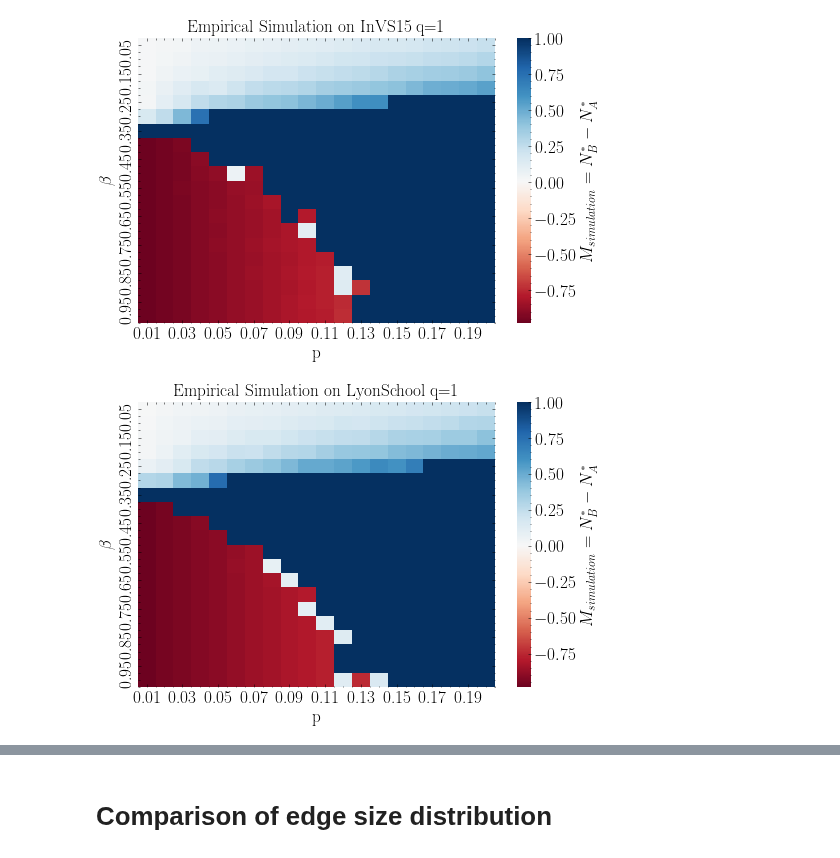
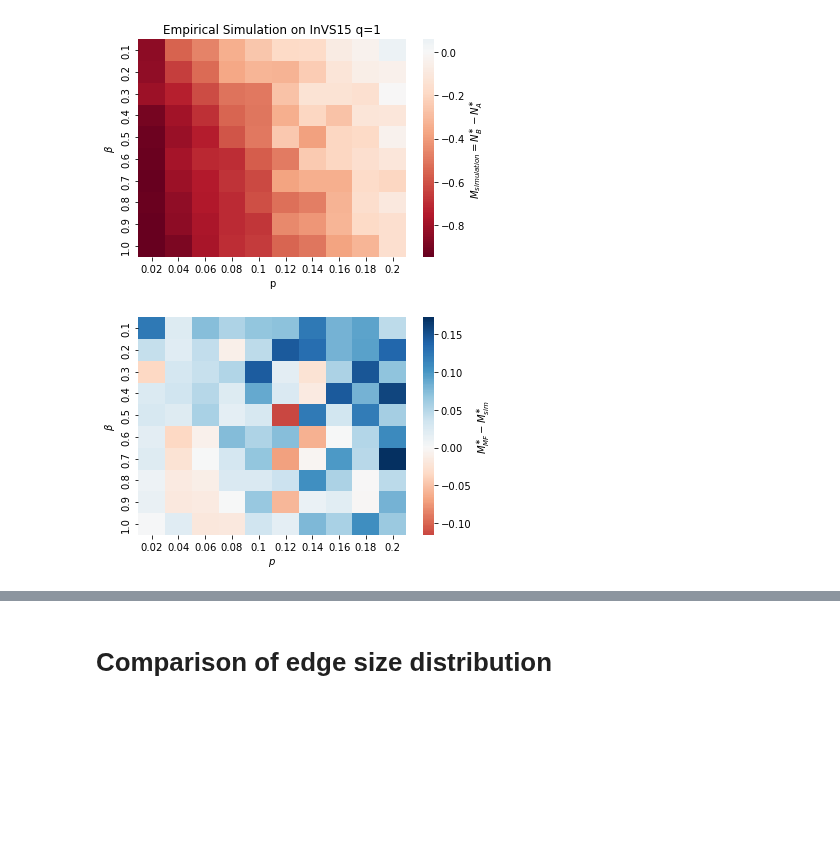
Before and after one commit to tomcjackc/higher-order-social-dynamics, a Jupyter notebook: comparisons/Plotting Heatmaps and MF simulations Version 2.ipynb, the cells around one changed output, grey strips where cells are left out. Drawn from its saved outputs; the diff is of its cells as text; code cells hidden in the pictures; blank space fills up the shorter version.

Commit message:
r squared Heatmaps

```diff
--- a/comparisons/Plotting Heatmaps and MF simulations Version 2.ipynb
+++ b/comparisons/Plotting Heatmaps and MF simulations Version 2.ipynb
@@ -6,7 +6,7 @@ import matplotlib.pyplot as plt
 import random
 import numpy as np
 import itertools
-
+from sklearn.metrics import r2_score
 
 import csv
 from tqdm import tqdm
@@ -17,68 +17,68 @@ import pandas as pd
 import seaborn as sb
 
 
-mpl.style.use('report_style.mplstyle')
+#mpl.style.use('report_style.mplstyle')
 # %%
 
-ps = np.linspace(0.01, 0.2, 20)
-betas = np.linspace(0.05, 1, 20)
-run_length = 10**5
+ps = np.linspace(0.02, 0.2, 10)
+betas = np.linspace(0.1, 1, 10)
+run_length = 10**3
 qs = [1]
-ensemble_size=10
-social_structures = ['InVS15', 'LyonSchool']#, 'SFHH', 'Thiers13']
+ensemble_size=4
+social_structures = ['InVS15']#, 'SFHH', 'Thiers13']
 # %%
 for social_structure in social_structures:
 
     for q in qs:
 
-#         fname_A = f'heatmap_int_A_res_{len(betas)}x{len(ps)}_{social_structure}_q={q}_{run_length}'
-#         data_A = pd.read_csv(f'../mean-field_studies/preacher/numerical_integration/finished_outputs/{fname_A}.csv', index_col=0)
+        fname_A = f'heatmap_int_A_res_{len(betas)}x{len(ps)}_{social_structure}_q={q}_{run_length}'
+        data_A = pd.read_csv(f'../mean-field_studies/preacher/numerical_integration/finished_outputs/{fname_A}.csv', index_col=0)
 
-#         fname_B = f'heatmap_int_B_res_{len(betas)}x{len(ps)}_{social_structure}_q={q}_{run_length}'
-#         data_B = pd.read_csv(f'../mean-field_studies/preacher/numerical_integration/finished_outputs/{fname_B}.csv', index_col=0)
+        fname_B = f'heatmap_int_B_res_{len(betas)}x{len(ps)}_{social_structure}_q={q}_{run_length}'
+        data_B = pd.read_csv(f'../mean-field_studies/preacher/numerical_integration/finished_outputs/{fname_B}.csv', index_col=0)
 
-        fname_A_sim = f'heatmap_A_res_{len(betas)}x{len(ps)}_{social_structure}_{q}_{run_length*10}_{ensemble_size}'
+        fname_A_sim = f'heatmap_A_res_{len(betas)}x{len(ps)}_{social_structure}_{q}_{run_length}_{ensemble_size}'
         data_A_sim = pd.read_csv(f'../higher order ng (adaptive traveling speaker v2)/finished_outputs/{fname_A_sim}.csv', index_col=0)
 
-        fname_B_sim = f'heatmap_B_res_{len(betas)}x{len(ps)}_{social_structure}_{q}_{run_length*10}_{ensemble_size}'
+        fname_B_sim = f'heatmap_B_res_{len(betas)}x{len(ps)}_{social_structure}_{q}_{run_length}_{ensemble_size}'
         data_B_sim = pd.read_csv(f'../higher order ng (adaptive traveling speaker v2)/finished_outputs/{fname_B_sim}.csv', index_col=0)
 
         #print(data_B_sim.head())
 #         data_B.drop(columns = ['0.0'], inplace=True)
 #         data_A.drop(columns = ['0.0'], inplace=True)
 
 
 
 #         colormap = sb.color_palette(palette="RdBu", n_colors=None, desat=None, as_cmap=True)
 #         sb.heatmap(data_B-data_A, cbar_kws={'label':r'$M_{MF} = N_{B}^{\ast}-N_{A}^{\ast}$'}, cmap=colormap, center=0)
 #         plt.title(f'Mean Field on {social_structure} q={q}')
 #         plt.xlabel('p')
 #         plt.ylabel(r'$\beta$')
 #         plt.savefig(f'figures/heatmap_int_res_{len(ps)}x{len(betas)}_{social_structure}_{q}_{run_length}.pdf')
 #         plt.show()
 
         colormap = sb.color_palette(palette="RdBu", n_colors=None, desat=None, as_cmap=True)
         sb.heatmap(data_B_sim-data_A_sim, cbar_kws={'label':r'$M_{simulation} = N_{B}^{\ast}-N_{A}^{\ast}$'}, cmap=colormap, center=0)
         plt.title(f'Empirical Simulation on {social_structure} q={q}')
         plt.xlabel('p')
         plt.ylabel(r'$\beta$')
-        plt.savefig(f'figures/heatmap_sim_res_{len(ps)}x{len(betas)}_{social_structure}_{q}_{run_length*10}.pdf')
+        plt.savefig(f'figures/heatmap_sim_res_{len(ps)}x{len(betas)}_{social_structure}_{q}_{run_length}.pdf')
         plt.show()
 
-#         M_sim = data_B_sim - data_A_sim
-#         M_MF = data_B - data_A
+        M_sim = data_B_sim - data_A_sim
+        M_MF = data_B - data_A
 
-#         # difference heatmap
-#         colormap = sb.color_palette(palette="RdBu", n_colors=None, desat=None, as_cmap=True)
-#         sb.heatmap(M_MF-M_sim, cbar_kws={'label':r'$M_{MF}-M_{simulation}$'}, cmap=colormap, center=0)
-#         plt.title(f'Error in steady state prediction on {social_structure} q={q}')
-#         plt.xlabel(r'$p$')
-#         plt.ylabel(r'$\beta$')
-#         plt.savefig(f'figures/heatmap_difference_res_{len(ps)}x{len(betas)}_{social_structure}_{q}_{run_length*10}.pdf')
-#         plt.show()
+        # difference heatmap
+        colormap = sb.color_palette(palette="RdBu", n_colors=None, desat=None, as_cmap=True)
+        sb.heatmap(M_MF-M_sim, cbar_kws={'label':r'$M_{MF}^{\ast}-M_{sim}^{\ast}$'}, cmap=colormap, center=0)
+        #plt.title(f'Error in steady state prediction on {social_structure} q={q}')
+        plt.xlabel(r'$p$')
+        plt.ylabel(r'$\beta$')
+        plt.savefig(f'figures/heatmap_difference_res_{len(ps)}x{len(betas)}_{social_structure}_{q}_{run_length}.pdf', bbox_inches='tight')
+        plt.show()
 # %% [output]
-[figure, old version]
+[figure, new version]
-[figure, old version]
+[figure, new version]
 # %%
 for social_structure in social_structures:
 
```
Also changed, not shown: parts of 3 cells of this notebook, 50 other files.
